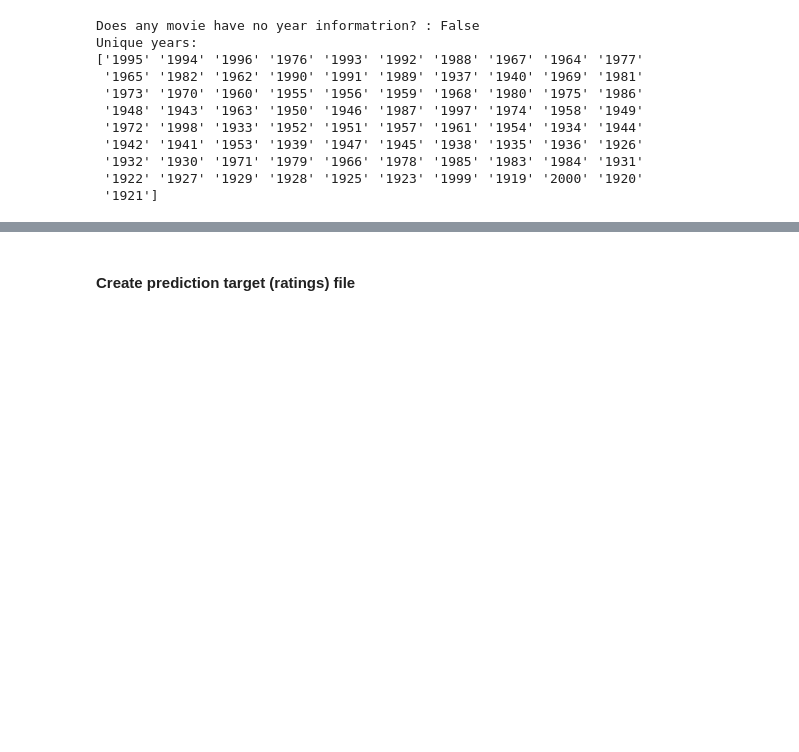
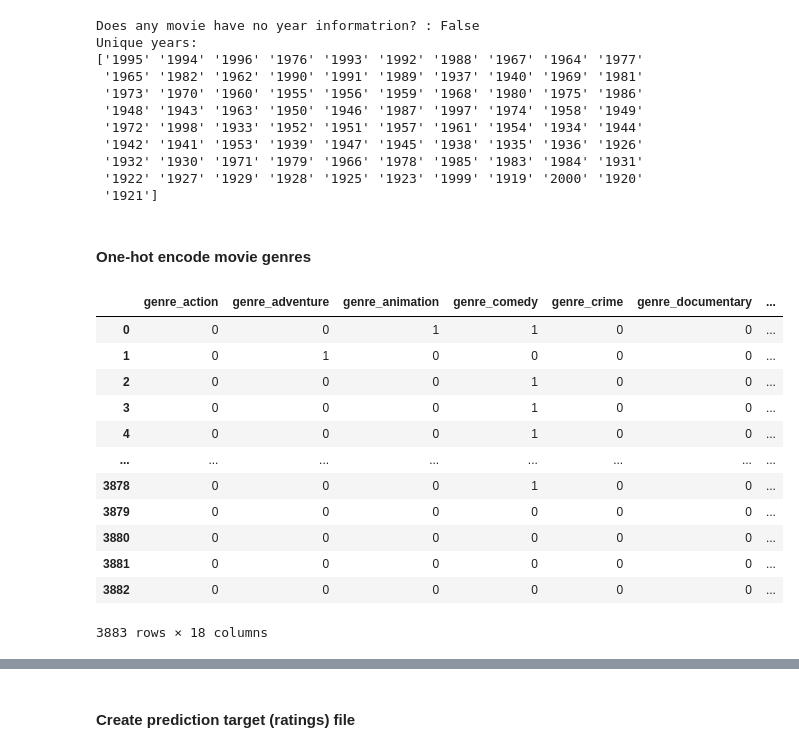
Before and after one commit to FIIT-MSc-projects/2023-Baran-Tomik-Deep-neural-network-context-aware-movie-recommendation, a Jupyter notebook: 1m/data_preprocessing/01_create_context.ipynb, the cells around one changed output, grey strips where cells are left out. Drawn from its saved outputs; the diff is of its cells as text; code cells hidden in the pictures; blank space fills up the shorter version.

```diff
--- a/1m/data_preprocessing/01_create_context.ipynb
+++ b/1m/data_preprocessing/01_create_context.ipynb
@@ -310,3 +314,24 @@ Unique years:
  '1932' '1930' '1971' '1979' '1966' '1978' '1985' '1983' '1984' '1931'
  '1922' '1927' '1929' '1928' '1925' '1923' '1999' '1919' '2000' '1920'
  '1921']
+# %% [markdown]
+#### One-hot encode movie genres
+# %%
+# One-hot encode movie genres
+genres = movies['genres'].str.lower().str.get_dummies('|')
+genres = genres.add_prefix('genre_')
+genres
+# %% [output]
+|  | genre_action | genre_adventure | genre_animation | genre_comedy | genre_crime | genre_documentary | ... |
+| 0 | 0 | 0 | 1 | 1 | 0 | 0 | ... |
+| 1 | 0 | 1 | 0 | 0 | 0 | 0 | ... |
+| 2 | 0 | 0 | 0 | 1 | 0 | 0 | ... |
+| 3 | 0 | 0 | 0 | 1 | 0 | 0 | ... |
+| 4 | 0 | 0 | 0 | 1 | 0 | 0 | ... |
+| ... | ... | ... | ... | ... | ... | ... | ... |
+| 3878 | 0 | 0 | 0 | 1 | 0 | 0 | ... |
+| 3879 | 0 | 0 | 0 | 0 | 0 | 0 | ... |
+| 3880 | 0 | 0 | 0 | 0 | 0 | 0 | ... |
+| 3881 | 0 | 0 | 0 | 0 | 0 | 0 | ... |
+| 3882 | 0 | 0 | 0 | 0 | 0 | 0 | ... |
+3883 rows × 18 columns
```
Also changed, not shown: parts of 7 cells of this notebook, 2 other files.
